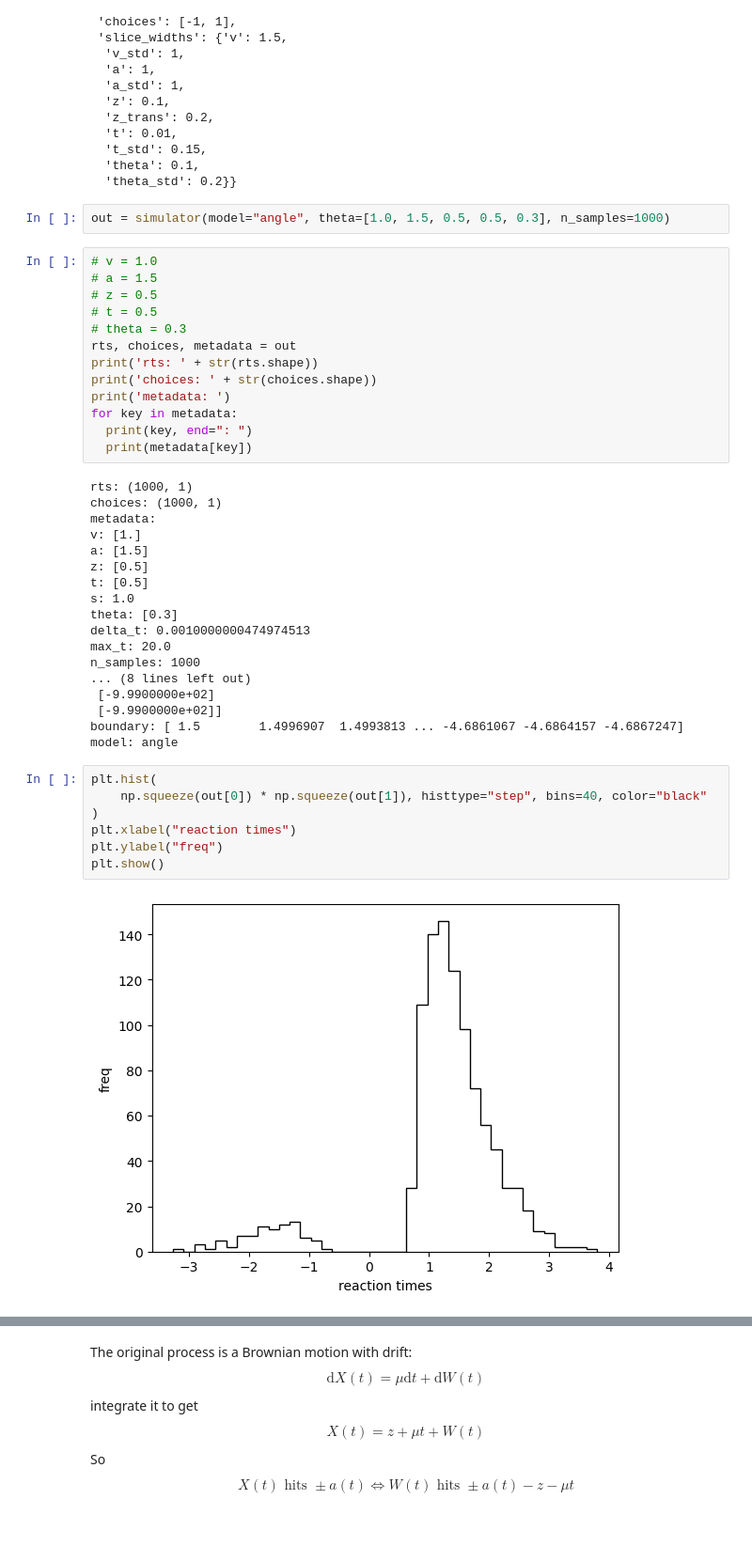
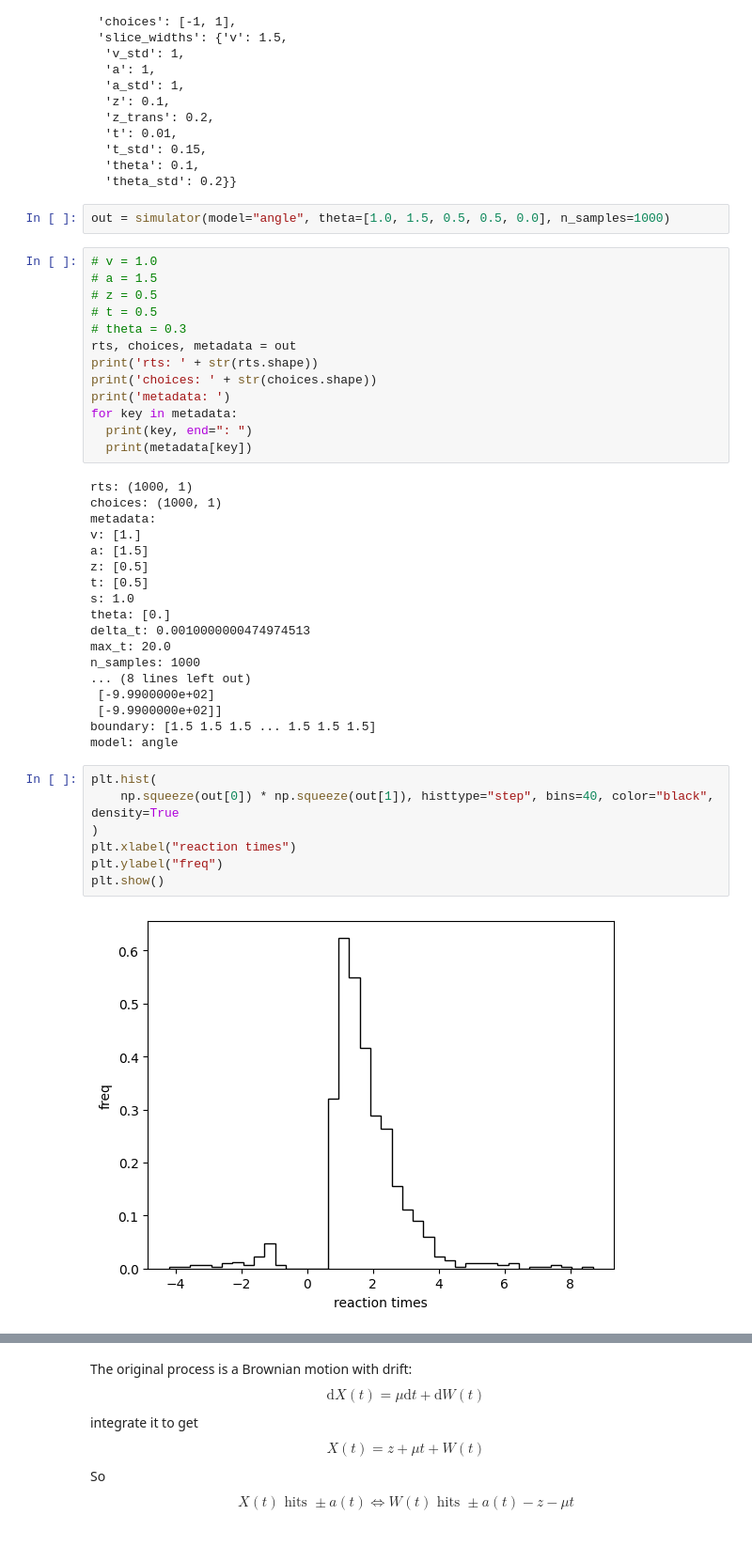
Before and after one commit to RiverFlowsInYou98/DDM, a Jupyter notebook: HDDM/angle.ipynb, the cells around one changed output, grey strips where cells are left out. Shown at 94% size. Drawn from its saved outputs; the diff is of its cells as text.

```diff
--- a/HDDM/angle.ipynb
+++ b/HDDM/angle.ipynb
@@ -33,7 +33,7 @@ hddm.model_config.model_config['angle']
   'theta': 0.1,
   'theta_std': 0.2}}
 # %%
-out = simulator(model="angle", theta=[1.0, 1.5, 0.5, 0.5, 0.3], n_samples=1000)
+out = simulator(model="angle", theta=[1.0, 1.5, 0.5, 0.5, 0.0], n_samples=1000)
 # %%
 # v = 1.0
 # a = 1.5
@@ -56,24 +56,24 @@ a: [1.5]
 z: [0.5]
 t: [0.5]
 s: 1.0
-theta: [0.3]
+theta: [0.]
 delta_t: 0.0010000000474974513
 max_t: 20.0
 n_samples: 1000
 ... (8 lines left out)
  [-9.9900000e+02]
  [-9.9900000e+02]]
-boundary: [ 1.5        1.4996907  1.4993813 ... -4.6861067 -4.6864157 -4.6867247]
+boundary: [1.5 1.5 1.5 ... 1.5 1.5 1.5]
 model: angle
 # %%
 plt.hist(
-    np.squeeze(out[0]) * np.squeeze(out[1]), histtype="step", bins=40, color="black"
+    np.squeeze(out[0]) * np.squeeze(out[1]), histtype="step", bins=40, color="black", density=True
 )
 plt.xlabel("reaction times")
 plt.ylabel("freq")
 plt.show()
 # %% [output]
-[figure, old version]
+[figure, new version]
 # %%
 # Get data into format accepted by hddm package (below)
 data = pd.DataFrame(np.stack([np.squeeze(out[0]), np.squeeze(out[1])]).T, columns = ['rt', 'response'])
```
Also changed, not shown: parts of 6 cells of this notebook, 1 other file.
